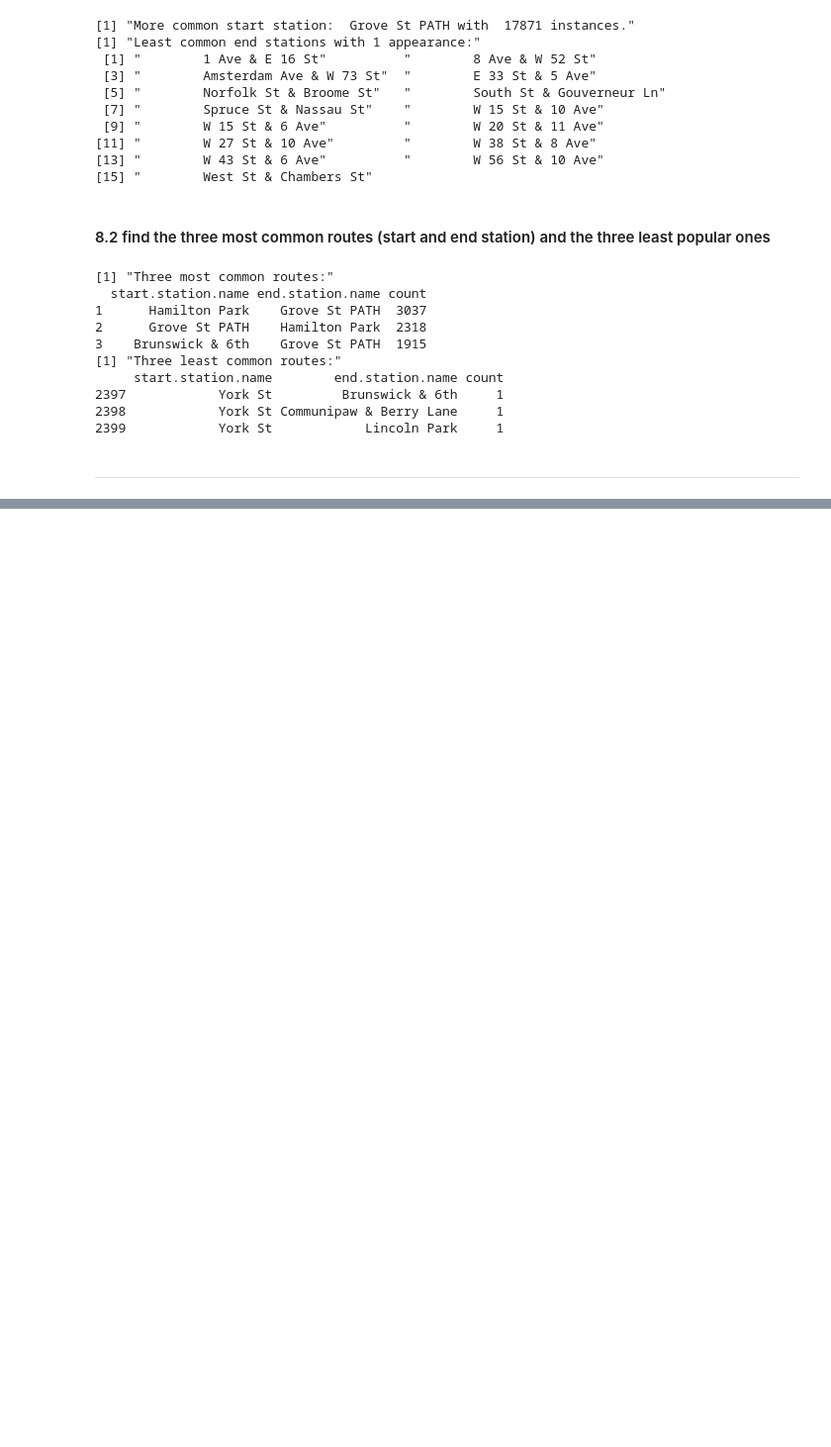
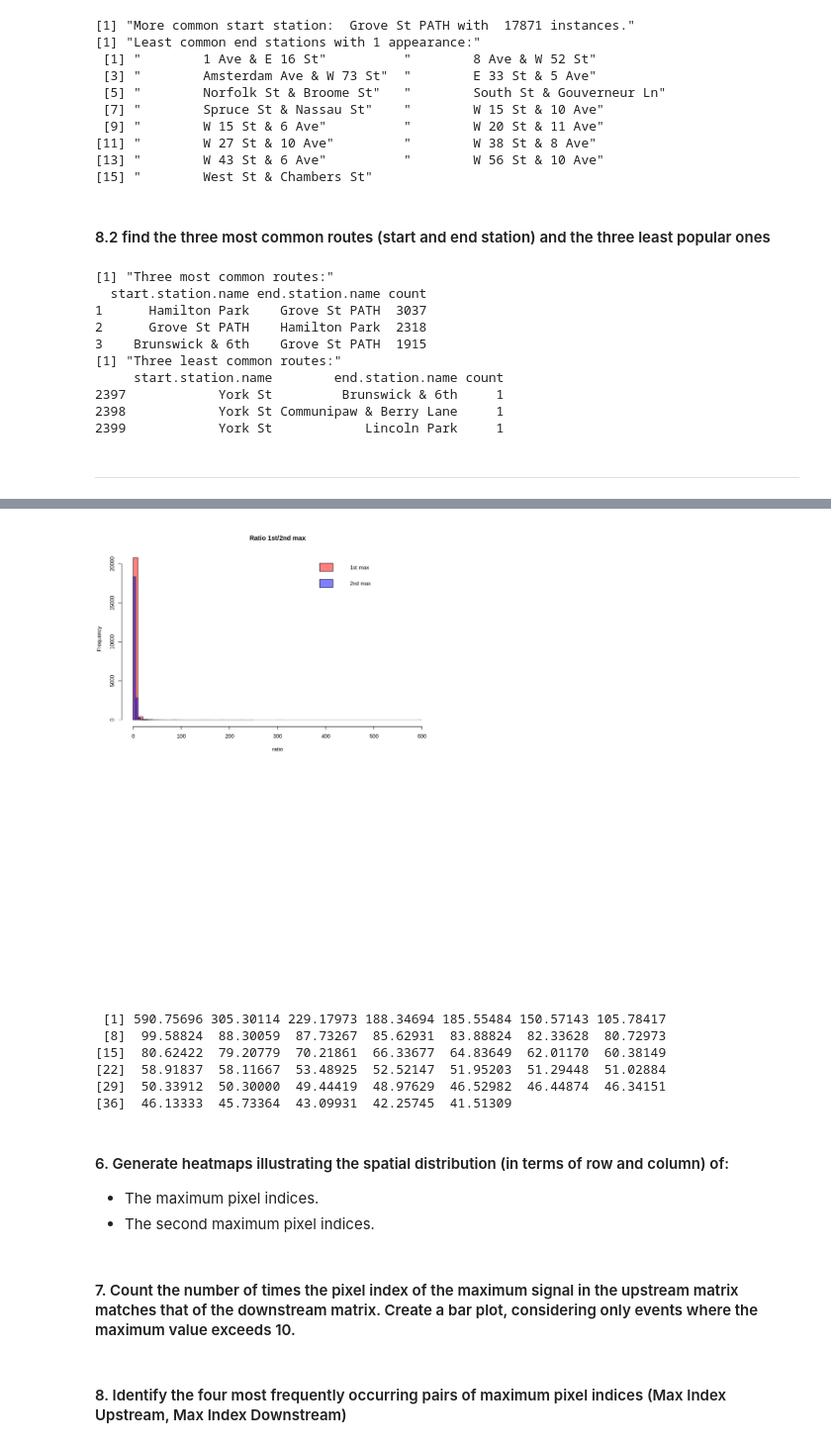
Before and after one commit to seccobenedetto/ex_Advanced_Statistics, a Jupyter notebook: lab_1/lab_1.ipynb, the cells around one changed output, grey strips where cells are left out. Shown at 99% size. Saved outputs shown, nothing was run; the diff lists cells and outputs as text; code cells hidden in the pictures; blank space fills up the shorter version.

```diff
--- a/lab_1/lab_1.ipynb
+++ b/lab_1/lab_1.ipynb
@@ -470,0 +647,34 @@ where Ncols = 8 is the total number of columns in the matrix.
+# %%
+data_cleaned_up <- data[data$max_up > 0 & data$max2_up > 0, ]
+data_cleaned_down <- data[data$max_down > 0 & data$max2_down > 0, ]
+
+# general PLOT:
+options(repr.plot.width = 18, repr.plot.height = 12)
+par(cex = 1.3, mfrow=c(2,2))
+
+# PLOT 1: 10 ≤ Max < 300
+hist(data_cleaned_up$ratio_up[ data_cleaned_up$max_up >= 10 & data_cleaned_up$max_up <= 300 ], breaks=50,
+     main='Ratio 1st/2nd max', xlab='ratio', col = rgb(1, 0, 0, 0.5))
+hist(data_cleaned_down$ratio_down[ data_cleaned_down$max_down >= 10 & data_cleaned_down$max_down <= 300 ], breaks=50,
+     main='Ratio 1st/2nd max', xlab='ratio', col = rgb(0, 0, 1, 0.5), add=TRUE)
+legend('topright', bty='n', legend=c('1st max','2nd max'), fill = c( rgb(1, 0, 0, 0.5), rgb(0, 0, 1, 0.5) )  )
+# %% [output]
+[figure, added]
+# %%
+# debug:
+head( sort( data_cleaned_up$ratio_up[ data_cleaned_up$max_up >= 10 & data_cleaned_up$max_up <= 300 ], decreasing=TRUE ) , 40 )
+# %% [output]
+ [1] 590.75696 305.30114 229.17973 188.34694 185.55484 150.57143 105.78417
+ [8]  99.58824  88.30059  87.73267  85.62931  83.88824  82.33628  80.72973
+[15]  80.62422  79.20779  70.21861  66.33677  64.83649  62.01170  60.38149
+[22]  58.91837  58.11667  53.48925  52.52147  51.95203  51.29448  51.02884
+[29]  50.33912  50.30000  49.44419  48.97629  46.52982  46.44874  46.34151
+[36]  46.13333  45.73364  43.09931  42.25745  41.51309
+# %% [markdown]
+#### 6. Generate heatmaps illustrating the spatial distribution (in terms of row and column) of:
+* The maximum pixel indices.
+* The second maximum pixel indices.
+# %% [markdown]
+#### 7. Count the number of times the pixel index of the maximum signal in the upstream matrix matches that of the downstream matrix. Create a bar plot, considering only events where the maximum value exceeds 10.
+# %% [markdown]
+#### 8. Identify the four most frequently occurring pairs of maximum pixel indices (Max Index Upstream, Max Index Downstream)
```
Also changed, not shown: parts of 17 cells of this notebook.
